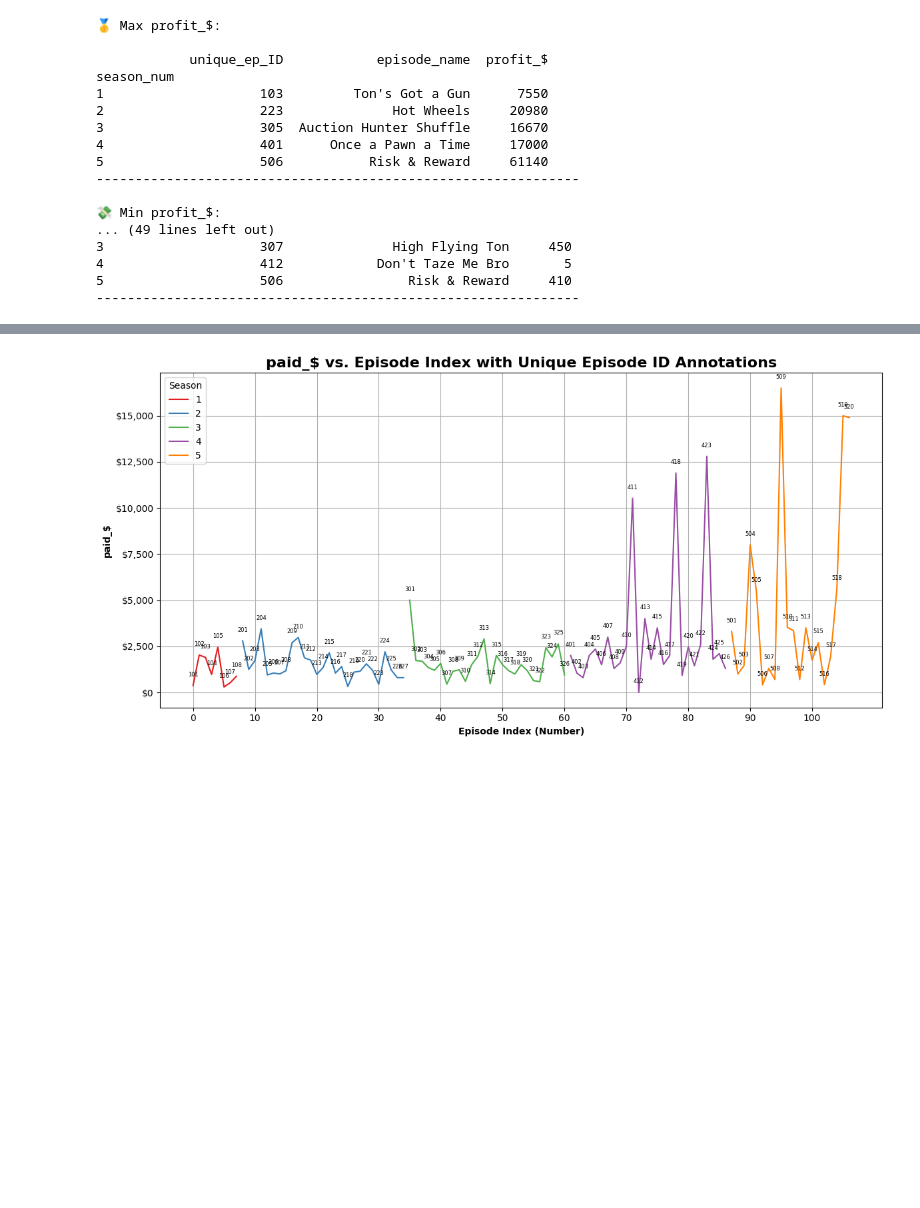
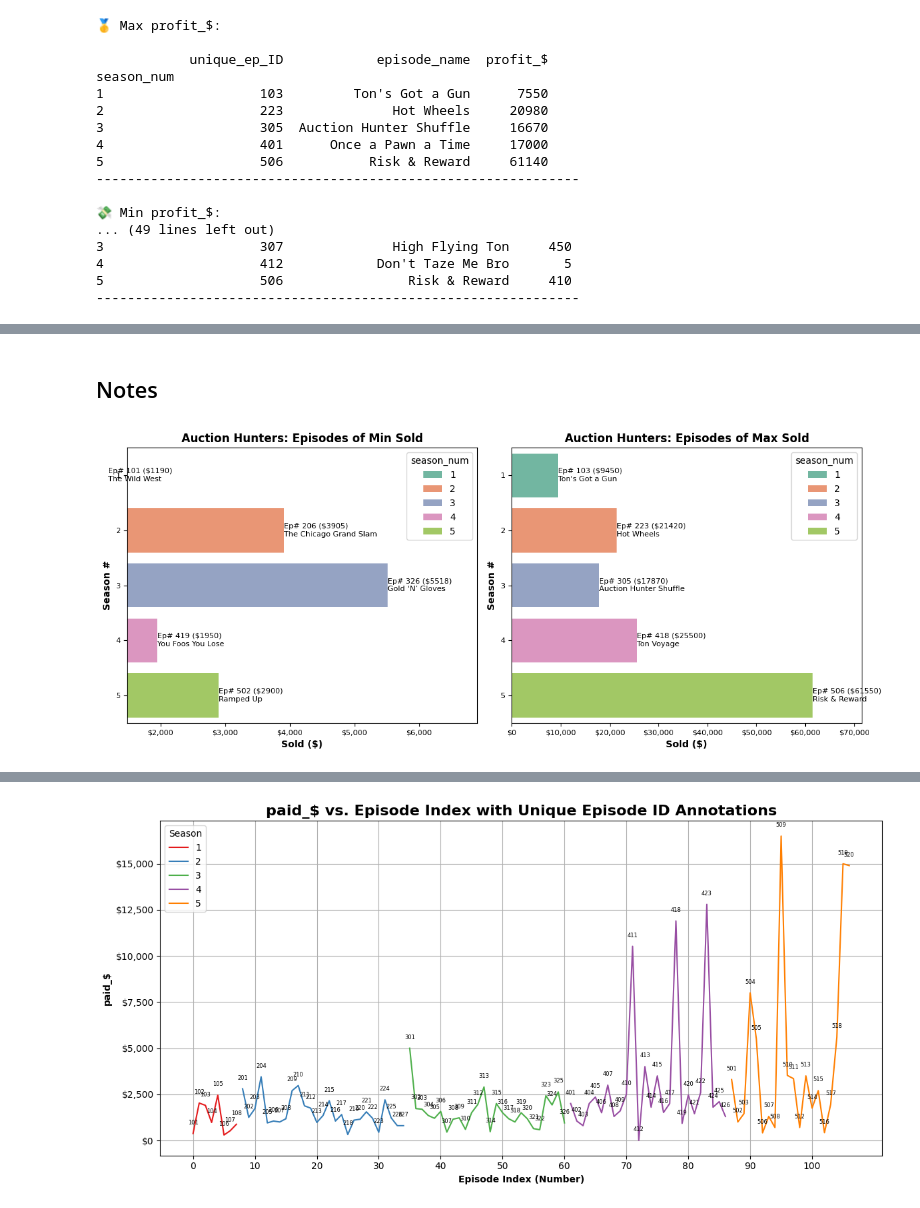
Before and after one commit to Joshua-Higgins-jp/Auction_Hunters_EDA, a Jupyter notebook: auction_hunters_eda.ipynb, the cells around one changed output, grey strips where cells are left out. Cells and saved outputs as stored; diff of their text form; code cells hidden in the pictures; blank space fills up the shorter version.

```diff
--- a/auction_hunters_eda.ipynb
+++ b/auction_hunters_eda.ipynb
@@ -195,0 +246,8 @@ plt.show()
+# %% [markdown]
+## Notes
+# %%
+plot_min_max_ep_by_season(min_df=min_sold_ep_by_season_df,
+                          max_df=max_sold_ep_by_season_df,
+                          category="sold")
+# %% [output]
+[figure, added]
```
Also changed, not shown: parts of 26 cells of this notebook.
